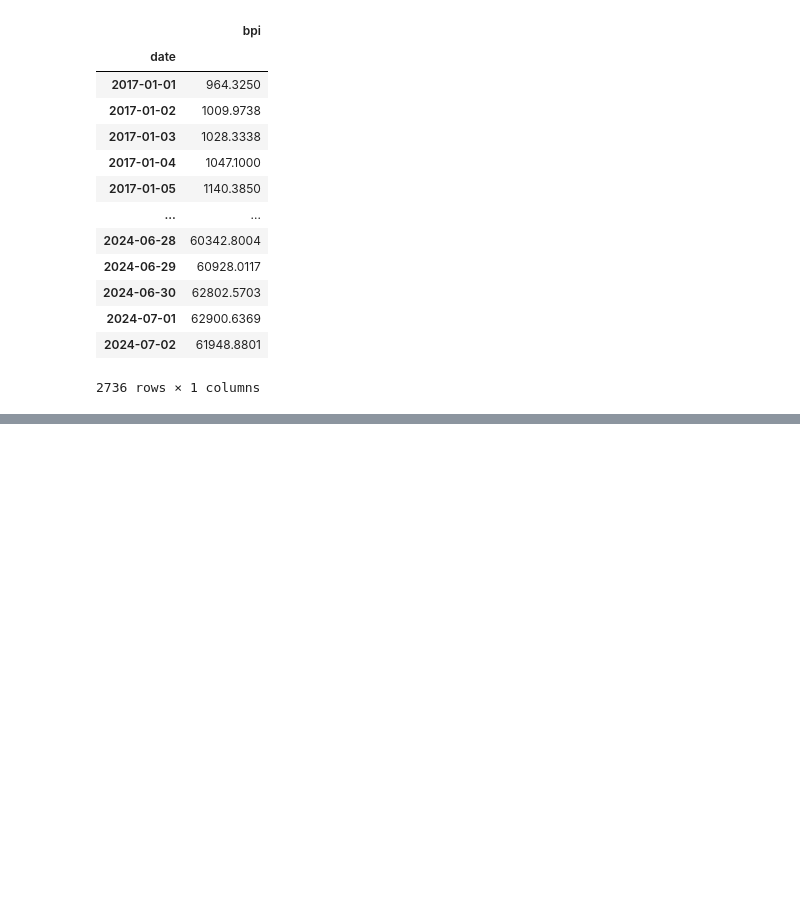
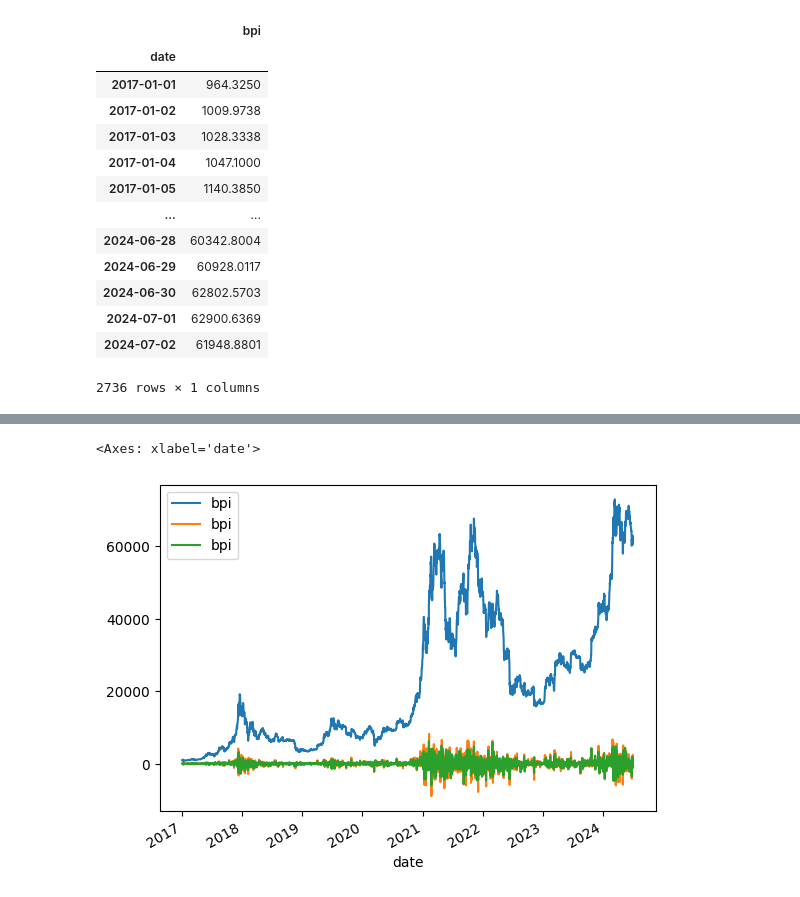
Before and after one commit to Aifedayo/Time-Series-Forecasting, a Jupyter notebook: src/notebook/time_series_functions.ipynb, the cells around one changed output, grey strips where cells are left out. Cells and saved outputs as stored; diff of their text form; code cells hidden in the pictures; blank space fills up the shorter version.

```diff
--- a/src/notebook/time_series_functions.ipynb
+++ b/src/notebook/time_series_functions.ipynb
@@ -40,0 +107,5 @@ data
+# %%
+pd.concat([data['bpi'], data['bpi'].diff(2), data['bpi'].diff()],axis=1).plot()
+# %% [output]
+<Axes: xlabel='date'>
+[figure, added]
```
Also changed, not shown: parts of 18 cells of this notebook, 1 other file.
